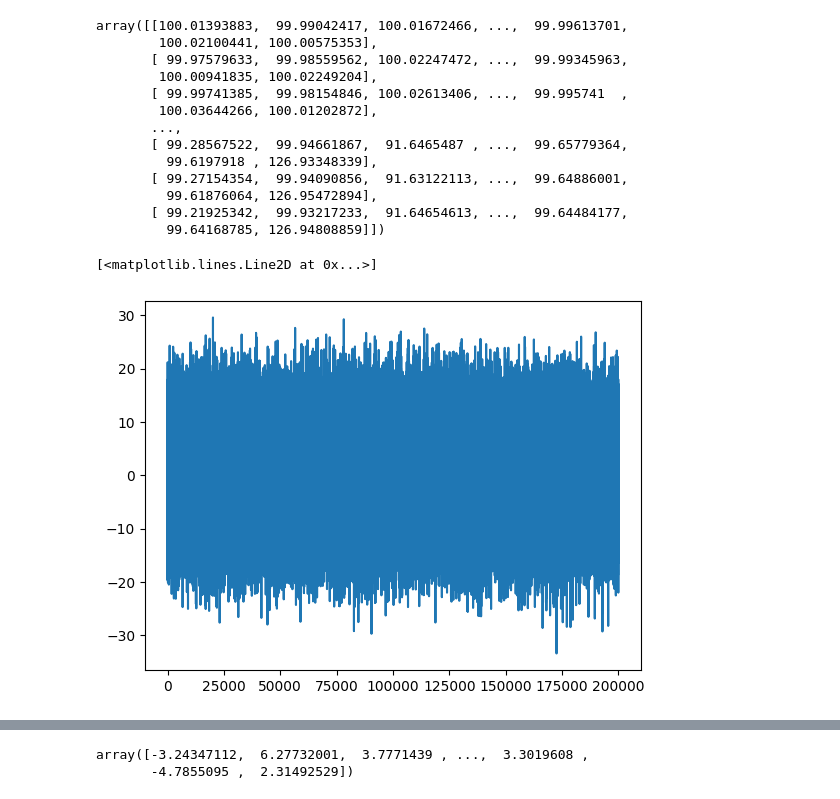
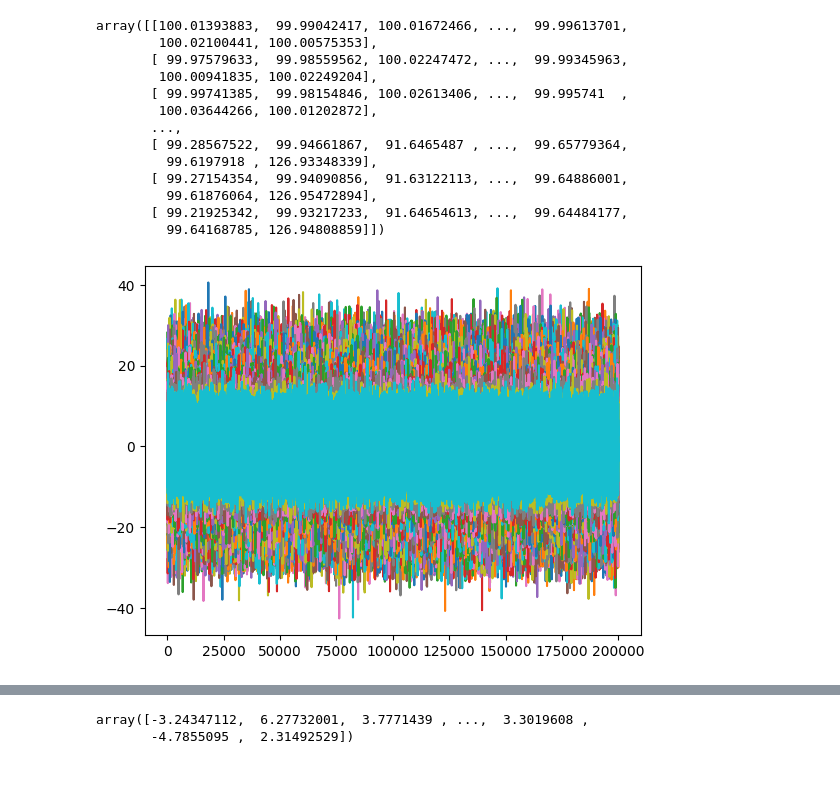
Before and after one commit to alexriderspy/TRC-competition, a Jupyter notebook: tower_compe.ipynb, the cells around one changed output, grey strips where cells are left out. Cells and saved outputs as stored; diff of their text form; code cells hidden in the pictures.

```diff
--- a/tower_compe.ipynb
+++ b/tower_compe.ipynb
@@ -76,7 +76,8 @@ stock_returns = np.array(stock_returns)/0.0001
 index_returns = np.array(index_returns)/0.0001
 # %%
 import matplotlib.pyplot as plt
-plt.plot([i for i in range(num_rows)], stock_returns[:,57])
+#plt.plot([i for i in range(num_rows)], stock_returns[:,99])
+for j in range(100):
+    plt.plot([i for i in range(num_rows)], stock_returns[:,j])
 # %% [output]
-[<matplotlib.lines.Line2D at 0x...>]
-[figure, old version]
+[figure, new version]
```
Also changed, not shown: parts of 15 cells of this notebook.
